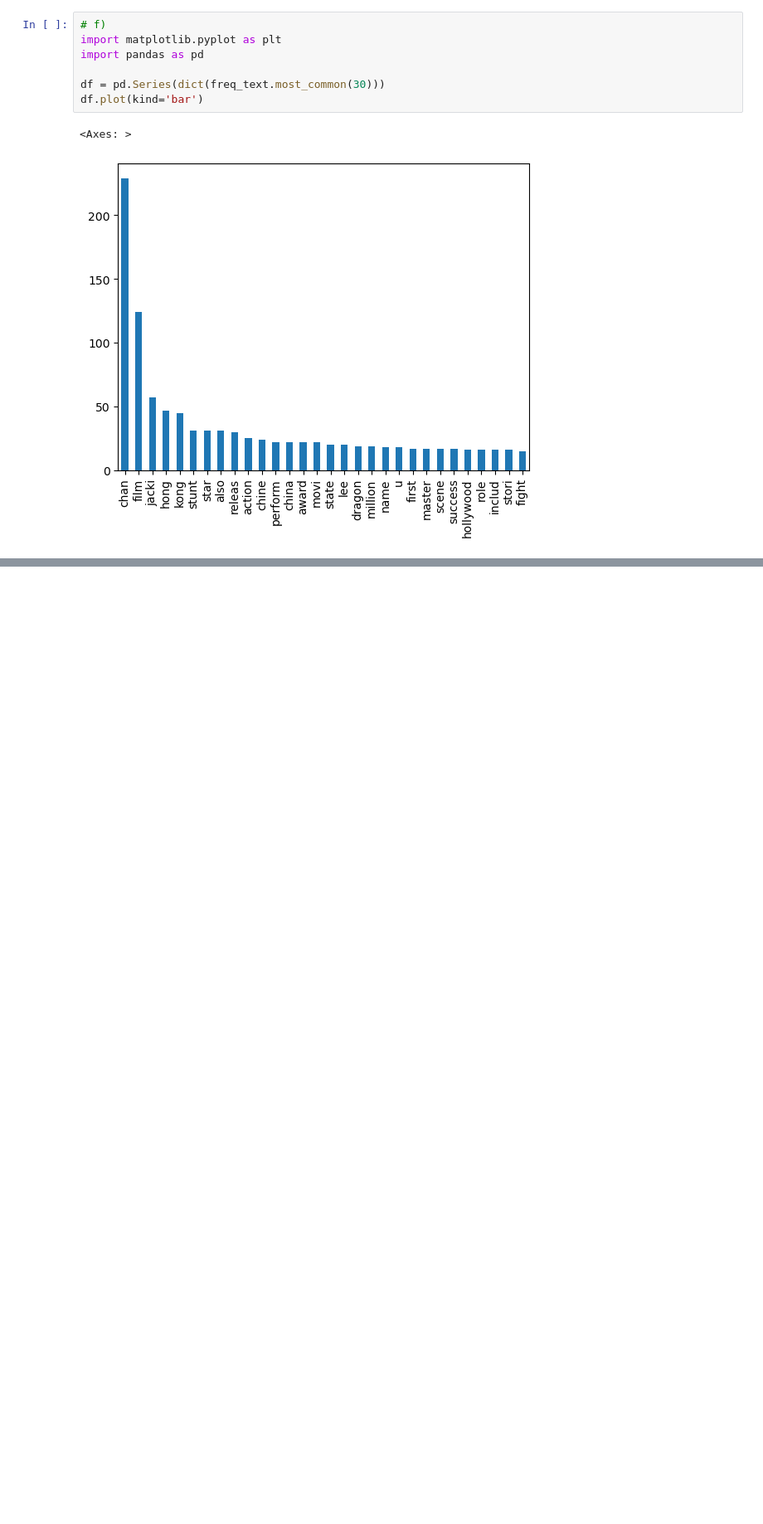
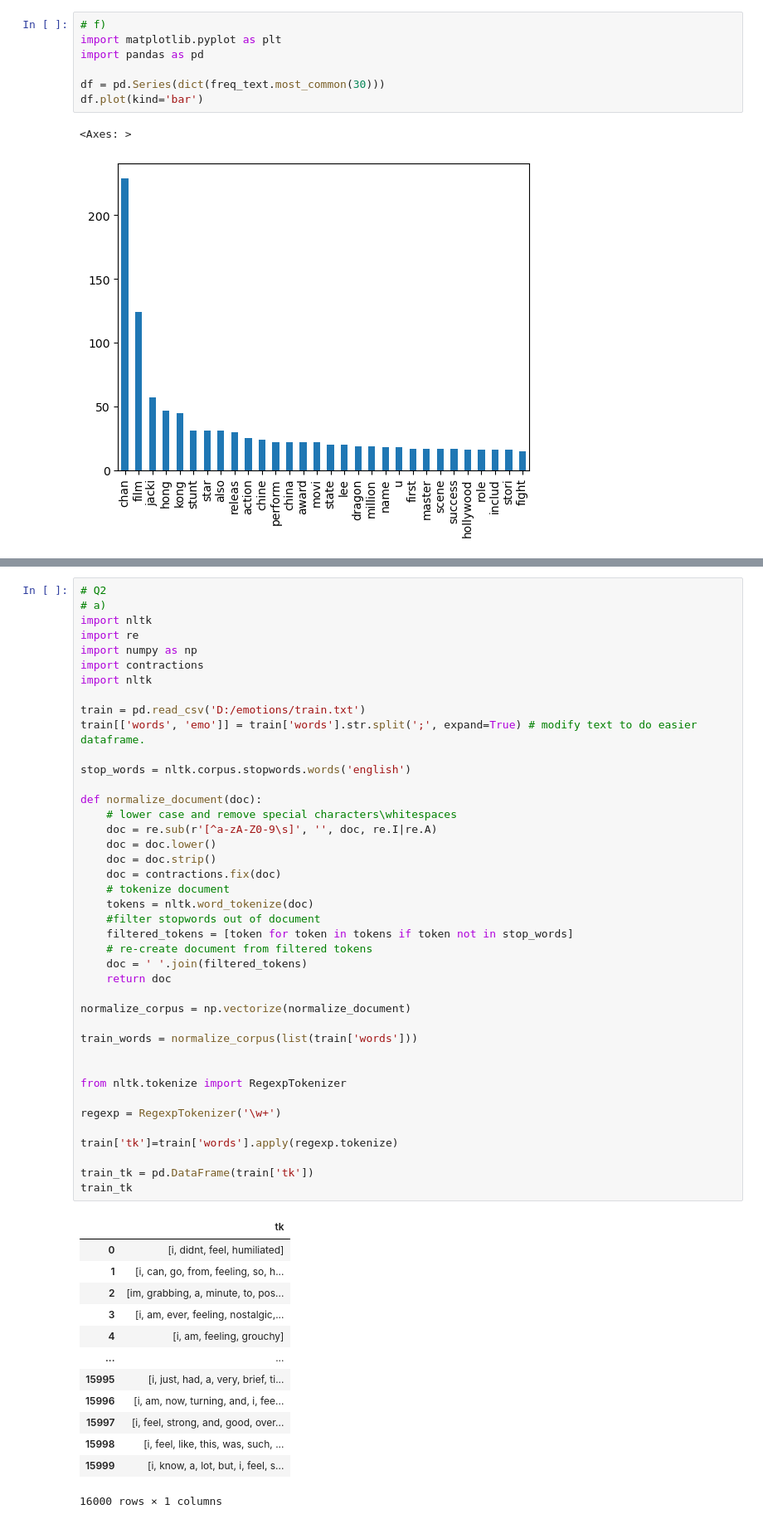
Before and after one commit to lc0312/COSC502, a Jupyter notebook: finalproject_Liu.ipynb, the cells around one changed output, grey strips where cells are left out. Shown at 83% size. Saved outputs shown, nothing was run; the diff lists cells and outputs as text; blank space fills up the shorter version.

```diff
--- a/finalproject_Liu.ipynb
+++ b/finalproject_Liu.ipynb
@@ -140,3 +110,58 @@ train
+# %%
+# Q2
+# a)
+import nltk
+import re
+import numpy as np
+import contractions
+import nltk
+
+train = pd.read_csv('D:/emotions/train.txt')
+train[['words', 'emo']] = train['words'].str.split(';', expand=True) # modify text to do easier dataframe.
+
+stop_words = nltk.corpus.stopwords.words('english')
+
+def normalize_document(doc):
+    # lower case and remove special characters\whitespaces
+    doc = re.sub(r'[^a-zA-Z0-9\s]', '', doc, re.I|re.A)
+    doc = doc.lower()
+    doc = doc.strip()
+    doc = contractions.fix(doc)
+    # tokenize document
+    tokens = nltk.word_tokenize(doc)
+    #filter stopwords out of document
+    filtered_tokens = [token for token in tokens if token not in stop_words]
+    # re-create document from filtered tokens
+    doc = ' '.join(filtered_tokens)
+    return doc
+
+normalize_corpus = np.vectorize(normalize_document)
+
+train_words = normalize_corpus(list(train['words']))
+
+
+from nltk.tokenize import RegexpTokenizer
+
+regexp = RegexpTokenizer('\w+')
+
+train['tk']=train['words'].apply(regexp.tokenize)
+
+train_tk = pd.DataFrame(train['tk'])
+train_tk
+# %% [output]
+|  | tk |
+| 0 | [i, didnt, feel, humiliated] |
+| 1 | [i, can, go, from, feeling, so, h... |
+| 2 | [im, grabbing, a, minute, to, pos... |
+| 3 | [i, am, ever, feeling, nostalgic,... |
+| 4 | [i, am, feeling, grouchy] |
+| ... | ... |
+| 15995 | [i, just, had, a, very, brief, ti... |
+| 15996 | [i, am, now, turning, and, i, fee... |
+| 15997 | [i, feel, strong, and, good, over... |
+| 15998 | [i, feel, like, this, was, such, ... |
+| 15999 | [i, know, a, lot, but, i, feel, s... |
+16000 rows × 1 columns
 # %%
 # b)
 from sklearn.feature_extraction.text import CountVectorizer
```
Also changed, not shown: parts of 10 cells of this notebook.
